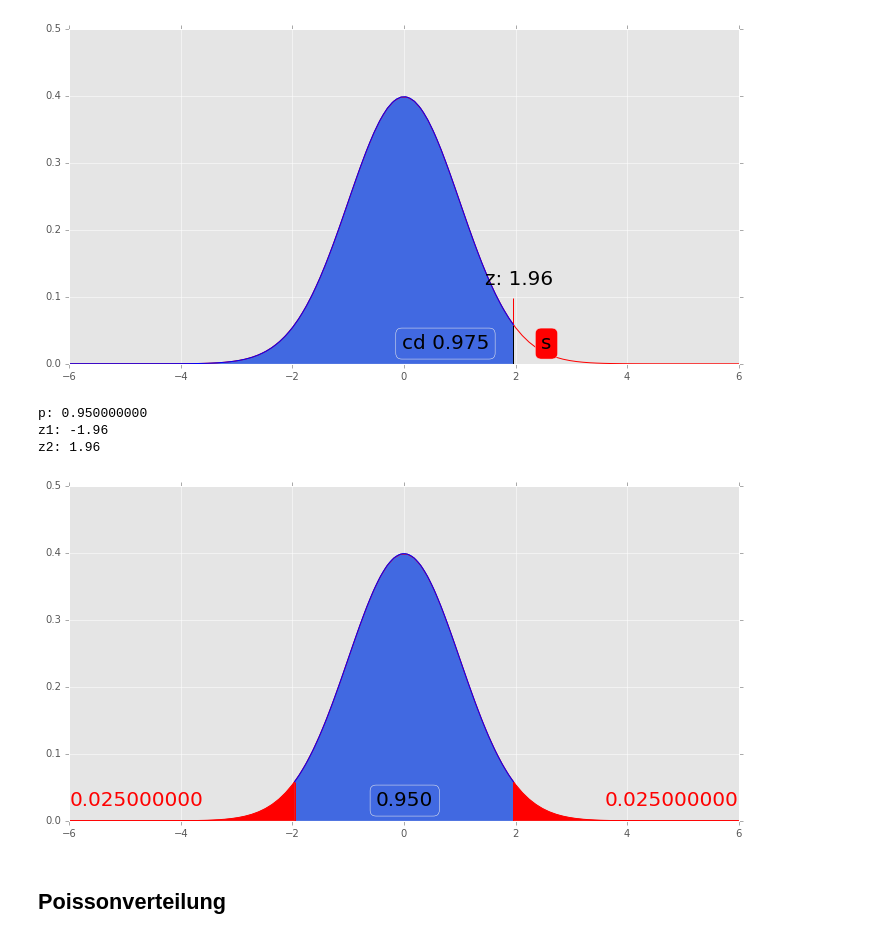
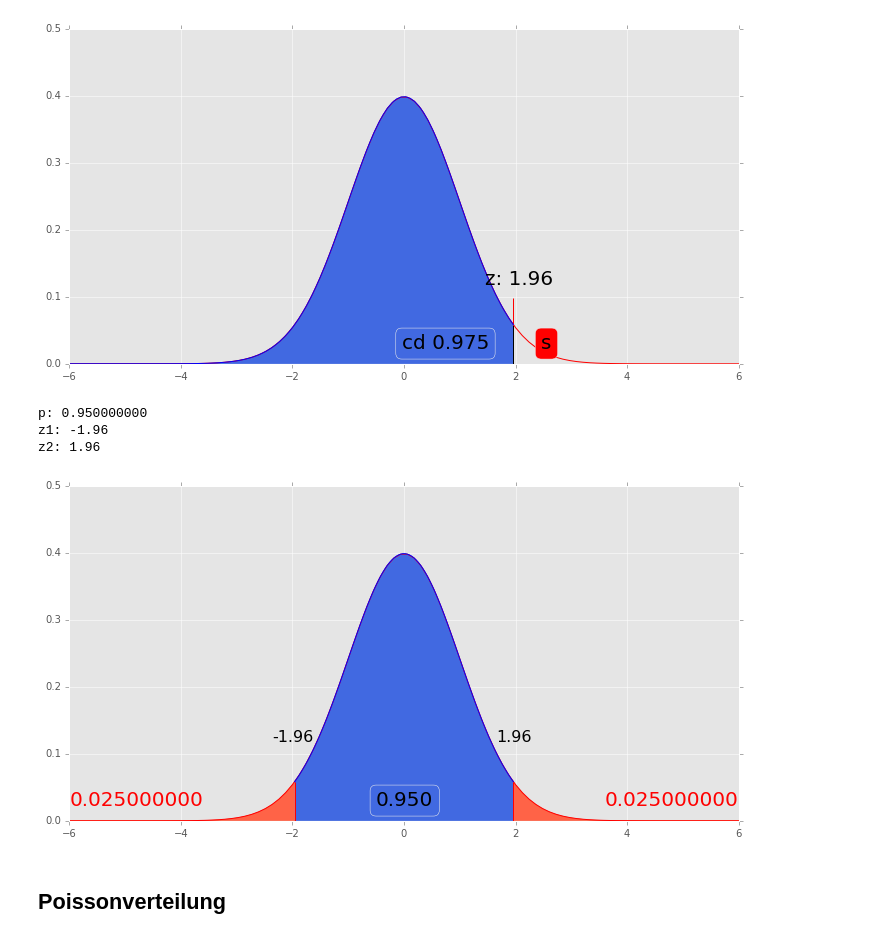
Before and after one commit to rsdk/wib_qmdbwl, a Jupyter notebook: WIB_Python_Pandas.ipynb, the cells around one changed output. Cells and saved outputs as stored; diff of their text form; code cells hidden in the pictures.

```diff
--- a/WIB_Python_Pandas.ipynb
+++ b/WIB_Python_Pandas.ipynb
@@ -128,42 +130,48 @@ cd - s: 0.950004210 Die Wahrscheinlichkeit, dass ein "gezogener" Wert im mittler
 [figure]
 # %%
 pp = .95
+
+
+
 p1 = (1 - pp) / 2
 p2 = 1 - p1
 
 z1 = st.norm.ppf(p1)
 z2 = st.norm.ppf(p2)
 
 p = st.norm.pdf(z2) # symetrisch
 print('p: {:0.9f}'.format(pp))
 print('z1: {:1.2f}'.format(z1))
 print('z2: {:1.2f}'.format(z2))
 
 x = np.linspace(-6,6,100)
 x2 = np.linspace(z1,z2,100)
 x3 = np.linspace(-6,z1,100)
 x4 = np.linspace(z2,+6,100)
 
 fig = plt.figure(1, figsize=(12, 6))
 ax = fig.add_subplot(111, autoscale_on=False, xlim=(-6, 6), ylim=(0, .5))
 
 plt.plot(x,mlab.normpdf(x,mittelwert,sigma), color='r')
 plt.plot(x2,mlab.normpdf(x2,mittelwert,sigma), color='blue')
 
 plt.vlines(x=z1, ymin=0, ymax=p, color='r')
 plt.vlines(x=z2, ymin=0, ymax=p, color='r')
 
+ax.annotate('{:1.2f}'.format(z1), xy=(z1-0.4, p+0.06), size=16,color='black')
+ax.annotate('{:1.2f}'.format(z2), xy=(z2-0.3, p+0.06), size=16,color='black')
+
 plt.fill_between(x=x2, y1=mlab.normpdf(x2,mittelwert,sigma), y2=0, color='royalblue')
-plt.fill_between(x=x3, y1=mlab.normpdf(x3,mittelwert,sigma), y2=0, color='r')
-plt.fill_between(x=x4, y1=mlab.normpdf(x4,mittelwert,sigma), y2=0, color='r')
+plt.fill_between(x=x3, y1=mlab.normpdf(x3,mittelwert,sigma), y2=0, color='tomato')
+plt.fill_between(x=x4, y1=mlab.normpdf(x4,mittelwert,sigma), y2=0, color='tomato')
 ax.annotate('{:0.3f}'.format(pp), xy=(-.5, 0.022), size=20,color='black', bbox=dict(boxstyle="round", fc='royalblue'))
 ax.annotate('{:0.9f}'.format(p1), xy=(-6, 0.022), size=20,color='r');
 ax.annotate('{:0.9f}'.format(p1), xy=(+6-2.4, 0.022), size=20,color='r');
 # %% [output]
 p: 0.950000000
 z1: -1.96
 z2: 1.96
-[figure, old version]
+[figure, new version]
 # %% [markdown]
 ## Poissonverteilung
 # %%
```
Also changed, not shown: parts of 8 cells of this notebook.
